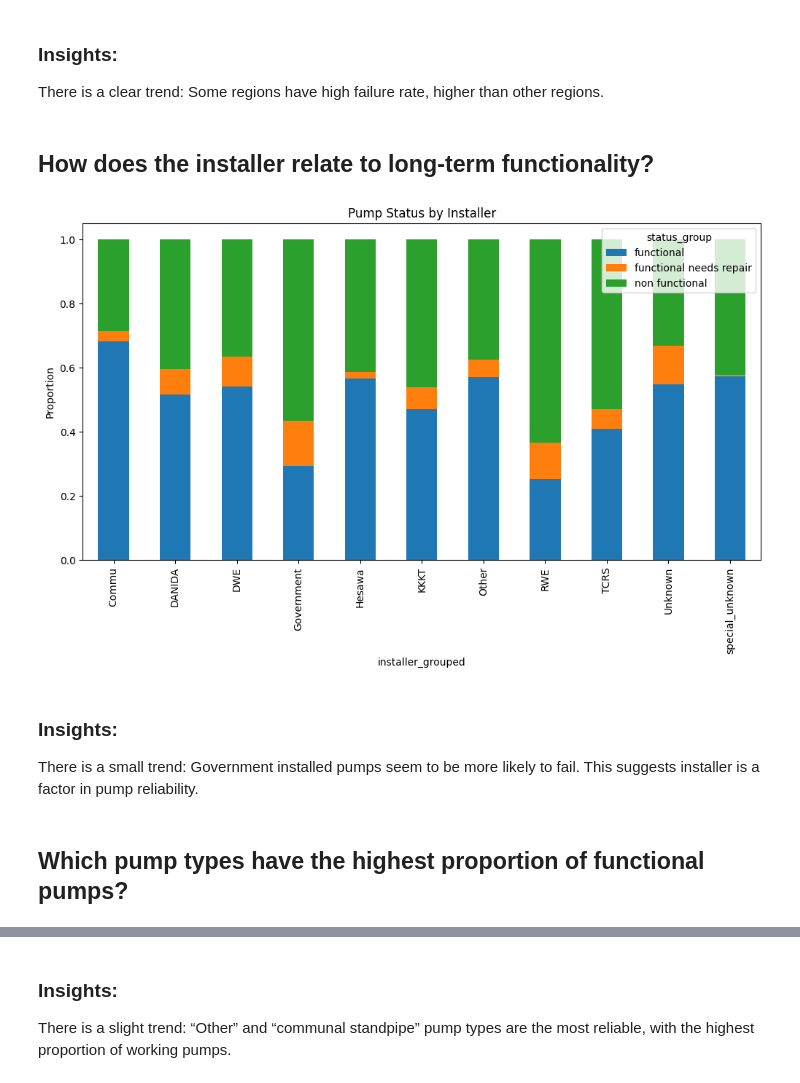
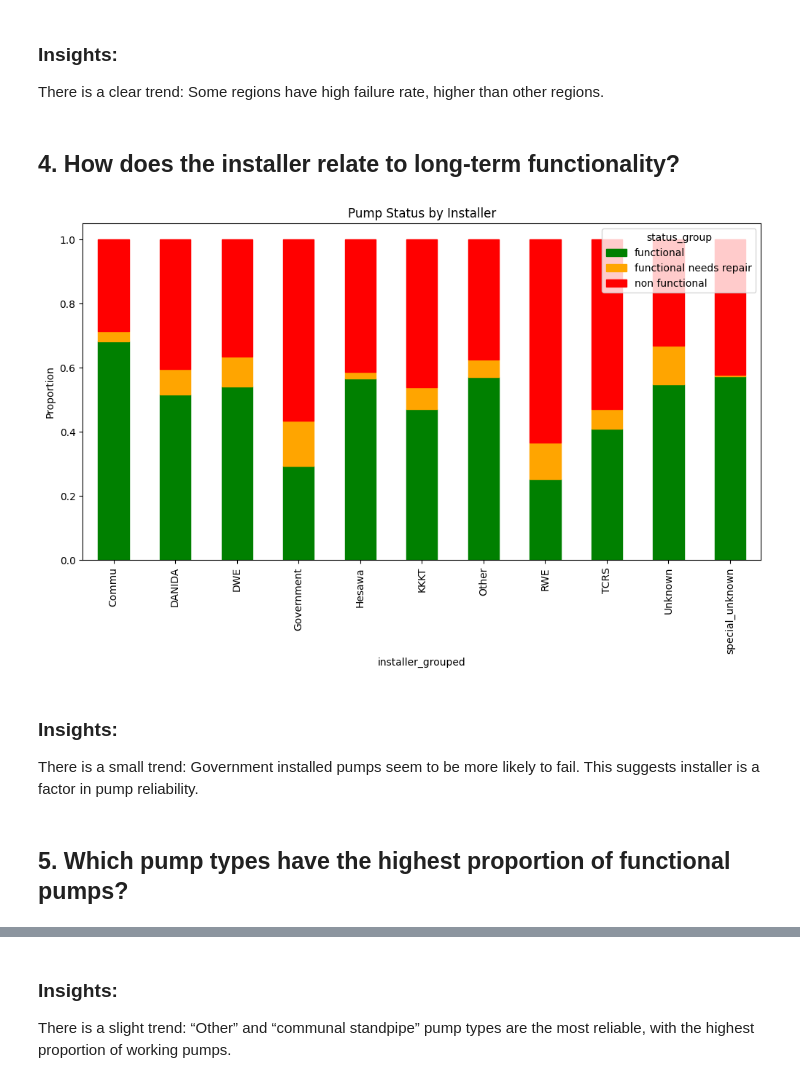
Before and after one commit to Emeriego/PumpHealth, a Jupyter notebook: notebooks/01_exploratory_data_analysis.ipynb, the cells around one changed output, grey strips where cells are left out. Drawn from its saved outputs; the diff is of its cells as text; code cells hidden in the pictures.

Commit message:
still working on visuals

```diff
--- a/notebooks/01_exploratory_data_analysis.ipynb
+++ b/notebooks/01_exploratory_data_analysis.ipynb
@@ -3,6 +3,27 @@ import pandas as pd
 import numpy as np
 import matplotlib.pyplot as plt
 import seaborn as sns
+# %%
+# Global status color mapping
+STATUS_COLORS = {
+    'functional': 'green',
+    'functional needs repair': 'orange',
+    'non functional': 'red'
+}
+
+# Helper function to apply consistent colors
+def apply_status_colors(ax):
+    labels = [text.get_text() for text in ax.get_legend().get_texts()]
+    colors = [STATUS_COLORS.get(label, 'gray') for label in labels]
+
+    # Fix legend colors
+    for patch, color in zip(ax.get_legend().legend_handles, colors):
+        patch.set_color(color)
+
+    # Fix bar colors
+    for bar_container, color in zip(ax.containers, colors):
+        for bar in bar_container:
+            bar.set_color(color)
 # %%
 df= pd.read_csv("../data/cleaned_data.csv")
 df.head()
@@ -172,23 +195,25 @@ plt.show()
 There is a clear trend:
 Some regions have high failure rate, higher than other regions.
 # %% [markdown]
-## How does the installer relate to long-term functionality?
+## 4. How does the installer relate to long-term functionality?
 # %%
 installer_status = pd.crosstab(df['installer_grouped'], df['status_group'])
 installer_status_norm = installer_status.div(installer_status.sum(axis=1), axis=0)
 
-installer_status_norm.plot(kind='bar', stacked=True, figsize=(12,6))
+ax = installer_status_norm.plot(kind='bar', stacked=True, figsize=(12,6))
+apply_status_colors(ax)
+
 plt.title("Pump Status by Installer")
 plt.ylabel("Proportion")
 plt.show()
 # %% [output]
-[figure, old version]
+[figure, new version]
 # %% [markdown]
 ### Insights:
 There is a small trend:
 Government installed pumps seem to be more likely to fail. This suggests installer is a factor in pump reliability.
 # %% [markdown]
-## Which pump types have the highest proportion of functional pumps?
+## 5. Which pump types have the highest proportion of functional pumps?
 # %%
 pump_type_status = pd.crosstab(df['waterpoint_type_group'], df['status_group'])
 pump_type_status_norm = pump_type_status.div(pump_type_status.sum(axis=1), axis=0)
```
Also changed, not shown: parts of 8 cells of this notebook.
